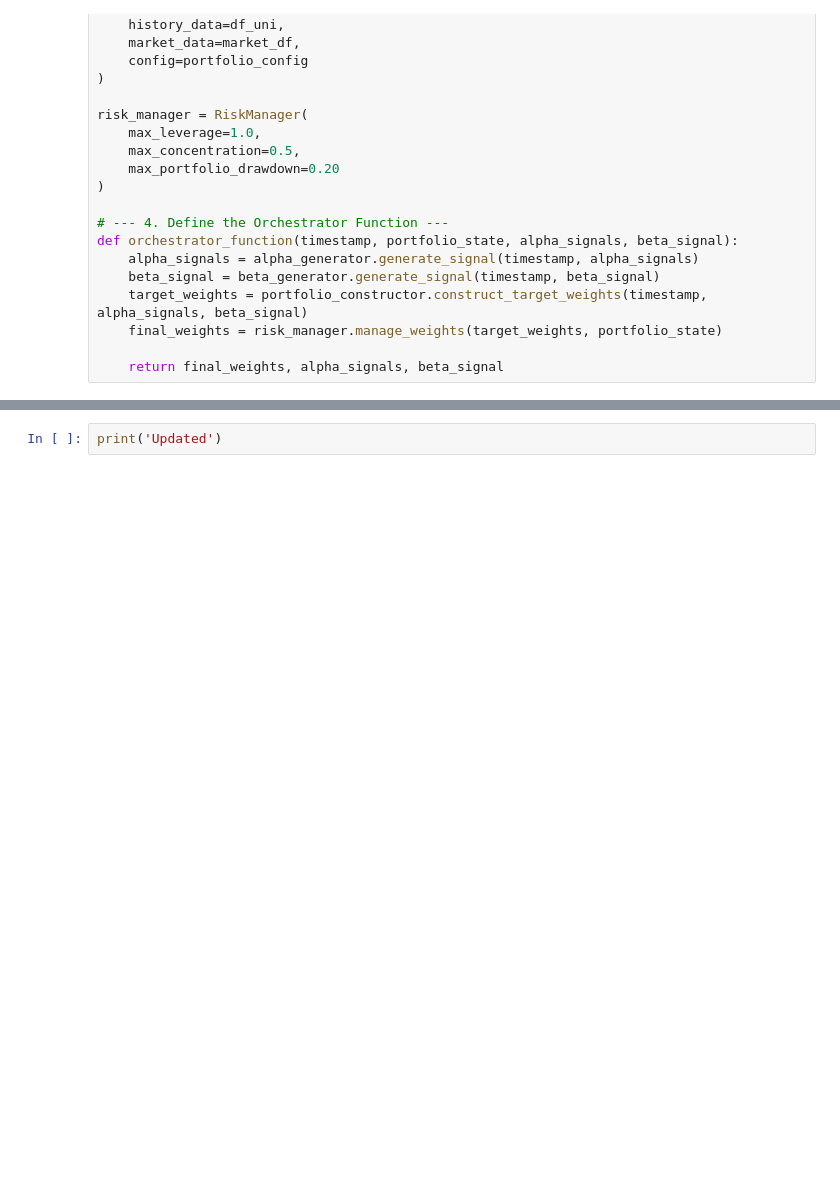
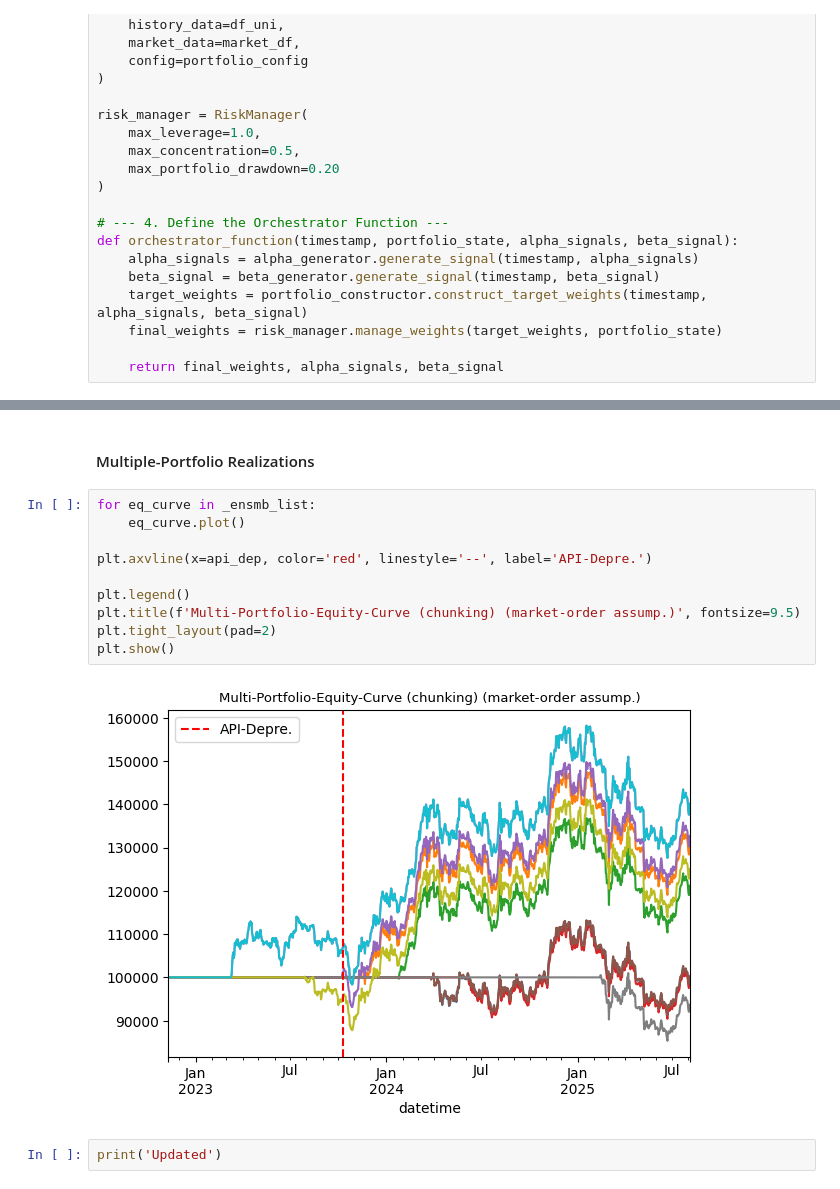
Before and after one commit to AlikMon88/ML-Pairs-Open, a Jupyter notebook: Research/research_v2.ipynb, the cells around one changed output, grey strips where cells are left out. Cells and saved outputs as stored; diff of their text form; blank space fills up the shorter version.

```diff
--- a/Research/research_v2.ipynb
+++ b/Research/research_v2.ipynb
@@ -659,3 +704,17 @@ plt.show()
+# %% [markdown]
+#### Multiple-Portfolio Realizations
+# %%
+for eq_curve in _ensmb_list:
+    eq_curve.plot()
+
+plt.axvline(x=api_dep, color='red', linestyle='--', label='API-Depre.')
+
+plt.legend()
+plt.title(f'Multi-Portfolio-Equity-Curve (chunking) (market-order assump.)', fontsize=9.5)
+plt.tight_layout(pad=2)
+plt.show()
+# %% [output]
+[figure, added]
 # %%
 print('Updated')
 # %% [output]
```
Also changed, not shown: parts of 6 cells of this notebook.
